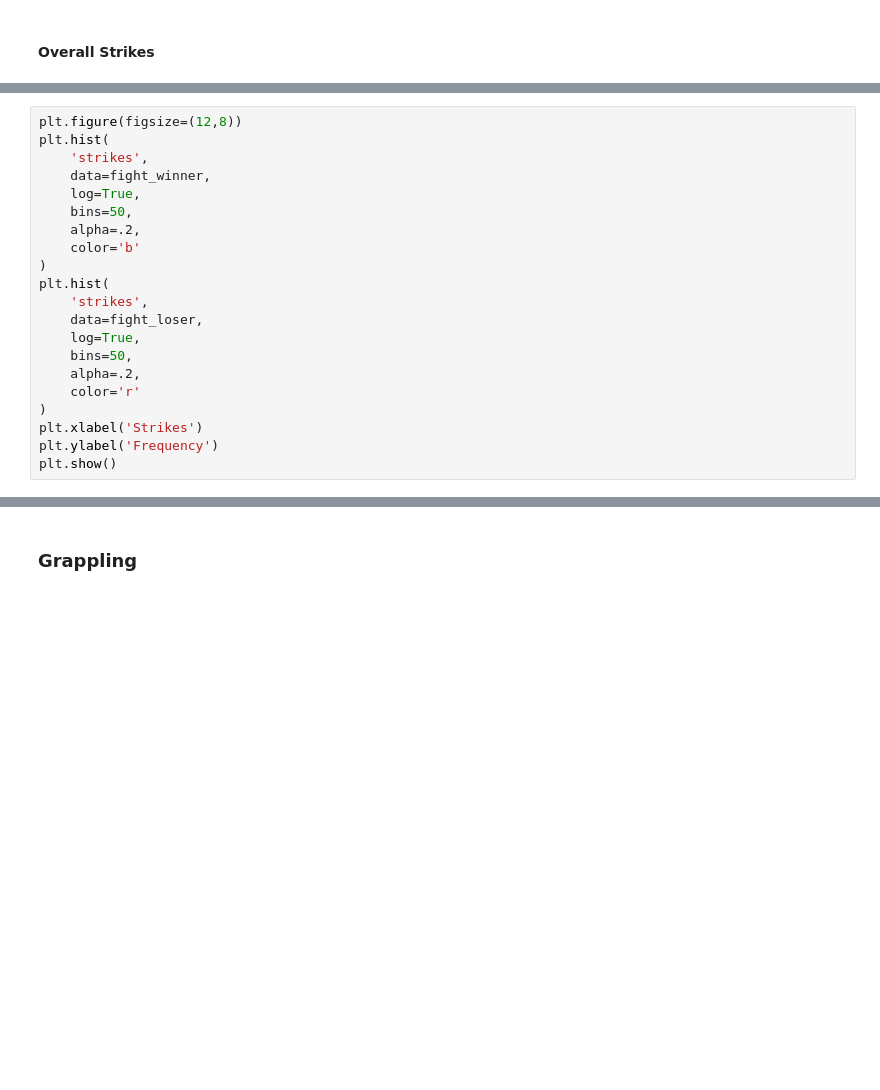
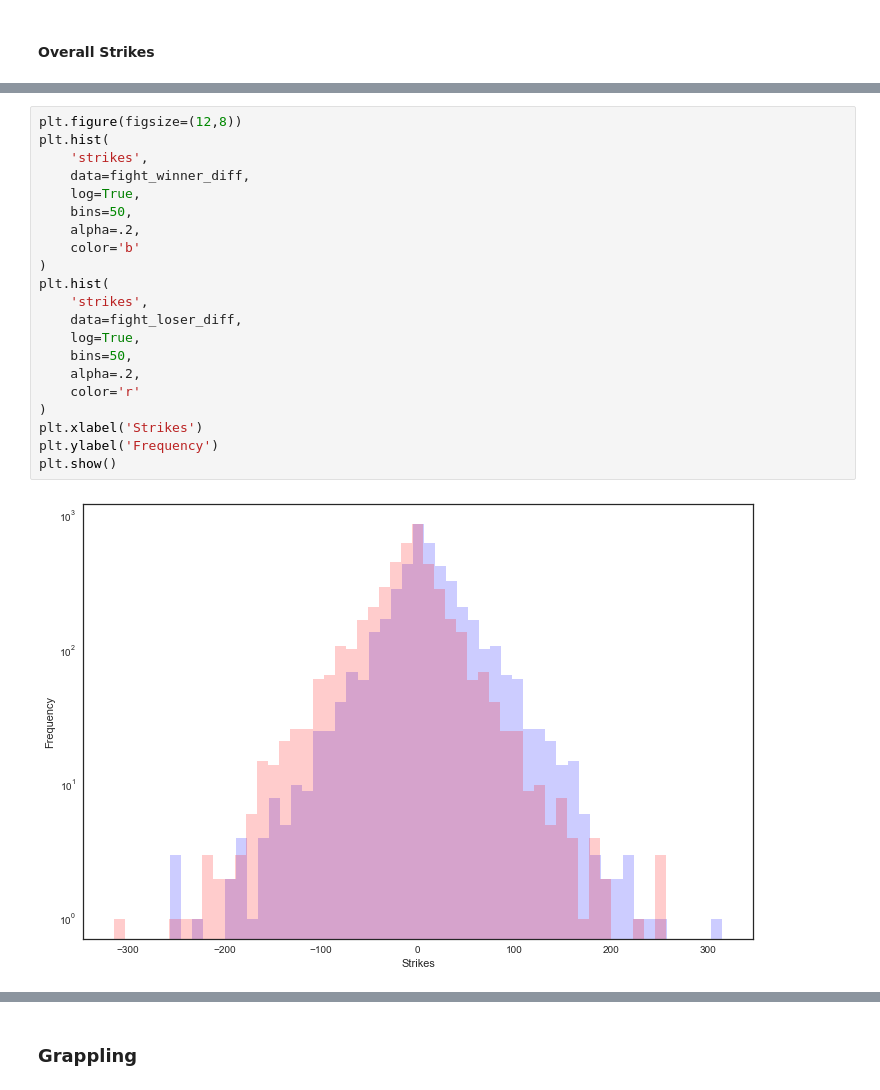
Before and after one commit to cfergusonlee/ufc_fight_analysis, a Jupyter notebook: ufc_analysis.ipynb, the cells around one changed output, grey strips where cells are left out. Saved outputs shown, nothing was run; the diff lists cells and outputs as text; blank space fills up the shorter version.

```diff
--- a/ufc_analysis.ipynb
+++ b/ufc_analysis.ipynb
@@ -719,24 +1025,26 @@ plt.show()
 # %%
 plt.figure(figsize=(12,8))
 plt.hist(
     'strikes',
-    data=fight_winner,
+    data=fight_winner_diff,
     log=True,
     bins=50,
     alpha=.2,
     color='b'
 )
 plt.hist(
     'strikes',
-    data=fight_loser,
+    data=fight_loser_diff,
     log=True,
     bins=50,
     alpha=.2,
     color='r'
 )
 plt.xlabel('Strikes')
 plt.ylabel('Frequency')
 plt.show()
+# %% [output]
+[figure, added]
 # %%
 sns.lmplot(
     'strike_attempts',
```
Also changed, not shown: parts of 119 cells of this notebook, 2 other files.
